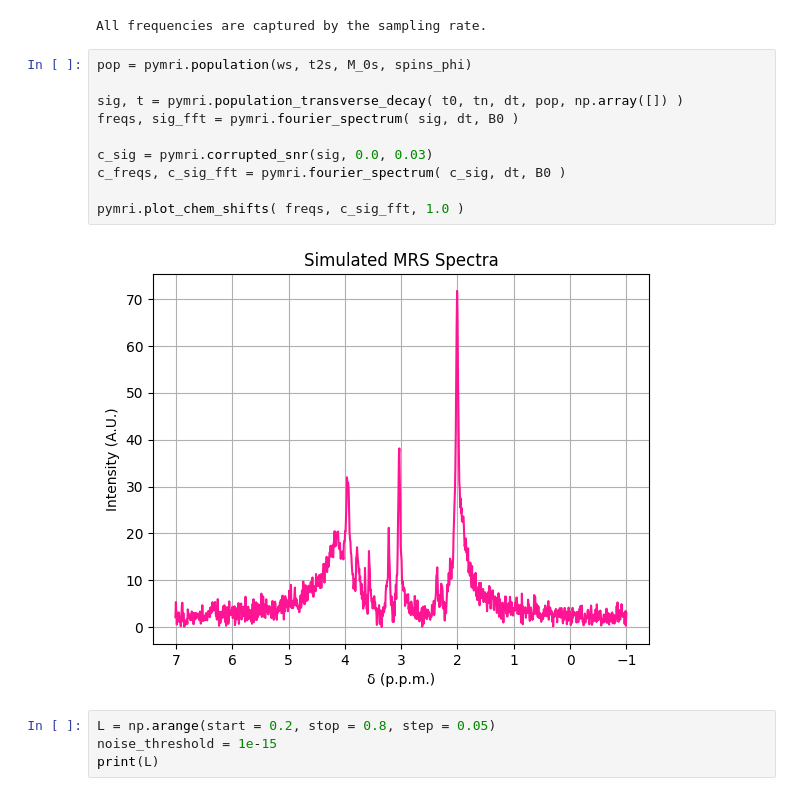
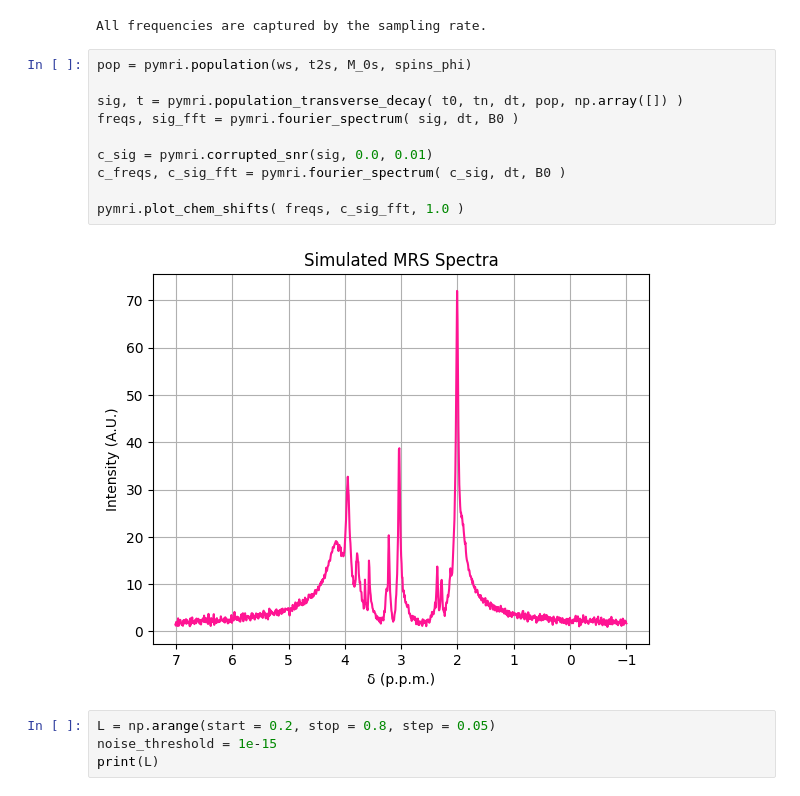
Before and after one commit to JoaoDell/MRI-study, a Jupyter notebook: examples/MPM/smart_noise_filtering.ipynb, the cells around one changed output. Cells and saved outputs as stored; diff of their text form.

```diff
--- a/examples/MPM/smart_noise_filtering.ipynb
+++ b/examples/MPM/smart_noise_filtering.ipynb
@@ -26,15 +26,15 @@ All frequencies are captured by the sampling rate.
 # %%
 pop = pymri.population(ws, t2s, M_0s, spins_phi)
 
 sig, t = pymri.population_transverse_decay( t0, tn, dt, pop, np.array([]) )
 freqs, sig_fft = pymri.fourier_spectrum( sig, dt, B0 )
 
-c_sig = pymri.corrupted_snr(sig, 0.0, 0.03)
+c_sig = pymri.corrupted_snr(sig, 0.0, 0.01)
 c_freqs, c_sig_fft = pymri.fourier_spectrum( c_sig, dt, B0 )
 
 pymri.plot_chem_shifts( freqs, c_sig_fft, 1.0 )
 # %% [output]
-[figure, old version]
+[figure, new version]
 # %%
 L = np.arange(start = 0.2, stop = 0.8, step = 0.05)
 noise_threshold = 1e-15
```
Also changed, not shown: parts of 2 cells of this notebook, 2 other files.
